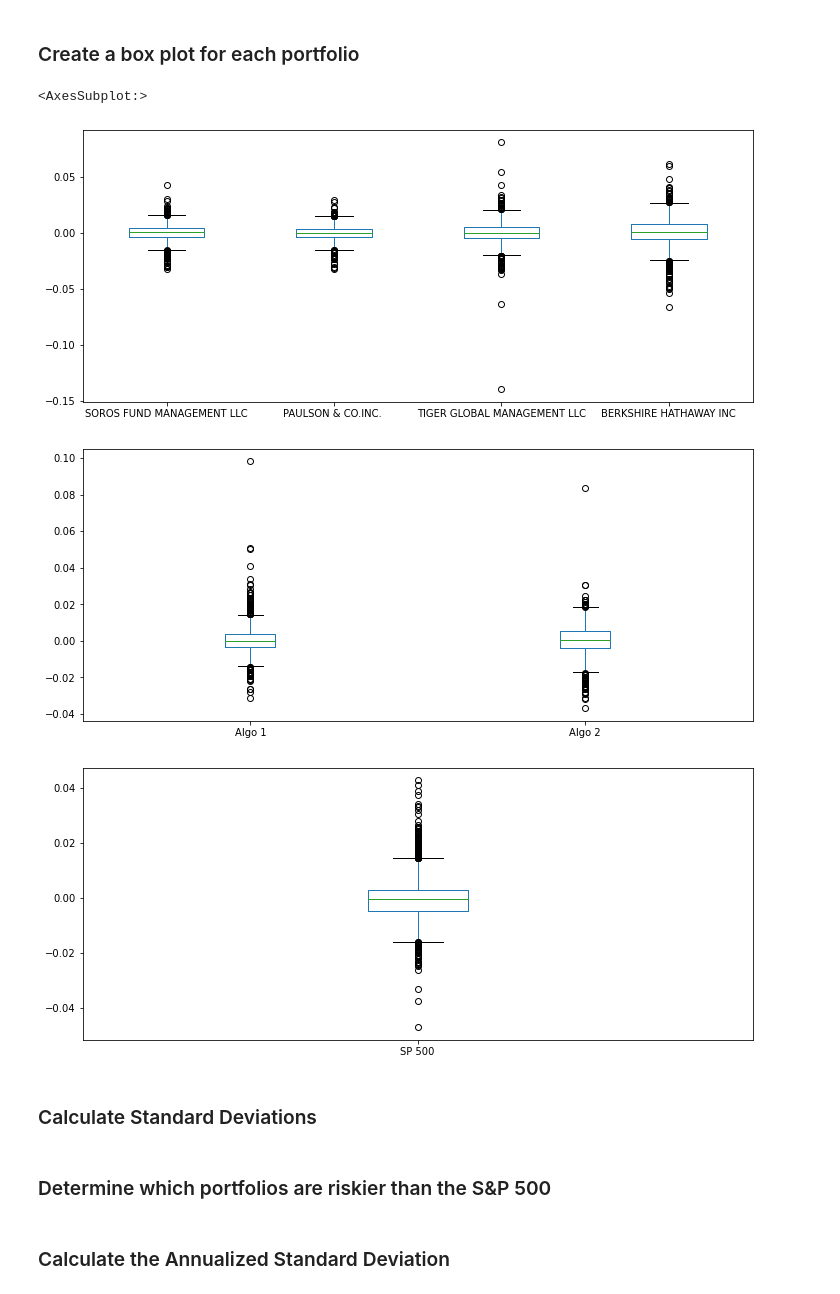
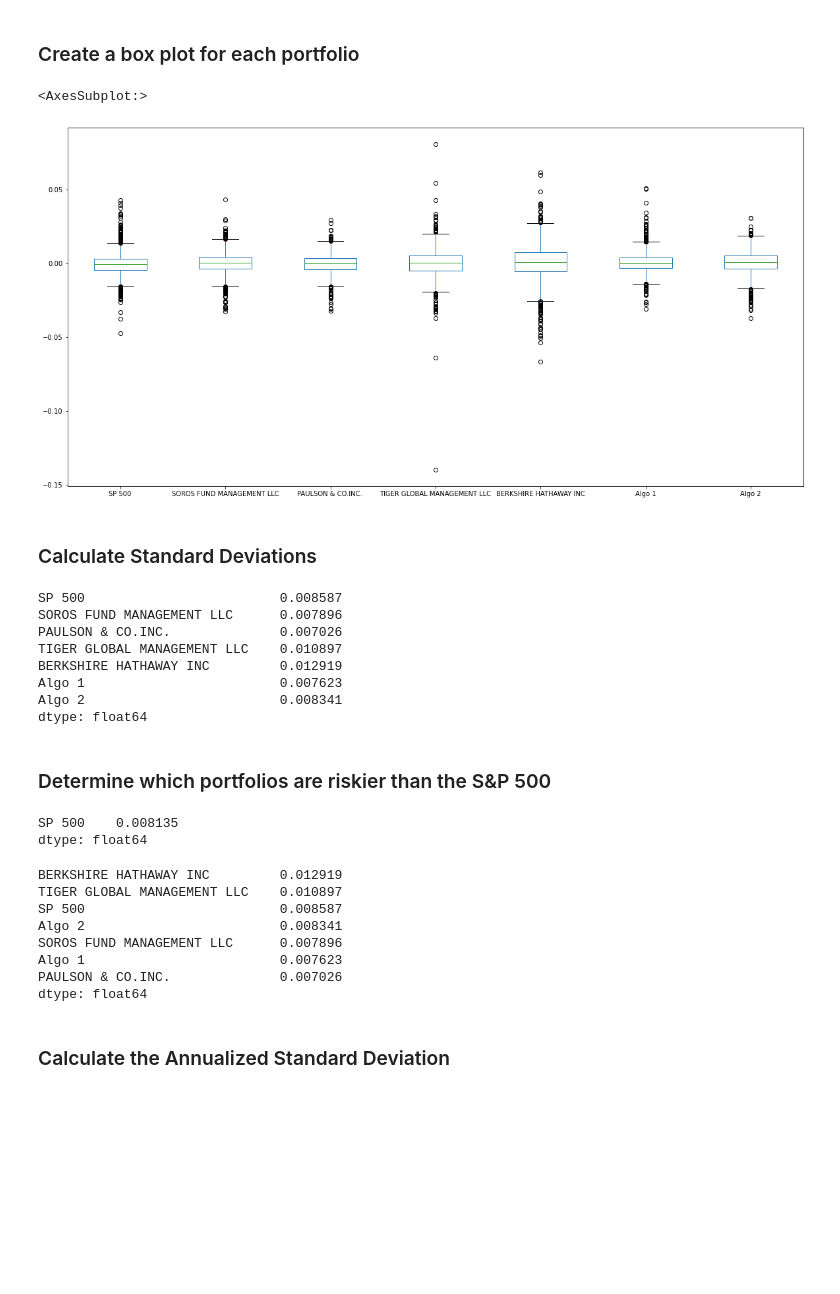
Before and after one commit to joeyh2/portfolio-analysis, a Jupyter notebook: whale_analysis.ipynb, the cells around one changed output. Drawn from its saved outputs; the diff is of its cells as text; code cells hidden in the pictures; blank space fills up the shorter version.

```diff
--- a/whale_analysis.ipynb
+++ b/whale_analysis.ipynb
@@ -257,24 +287,47 @@ Determine the _risk_ of each portfolio:
 ### Create a box plot for each portfolio
 # %%
 # Box plot to visually show risk
-whale_df.plot(kind = 'box', figsize = (12,5))
-algo_df.plot(kind = 'box', figsize = (12,5))
-sp500_returns.plot(kind = 'box', figsize = (12,5))
+combined_returns.plot(kind = 'box', figsize = (20,10))
 # %% [output]
 <AxesSubplot:>
-[figure, old version]
+[figure, new version]
-[figure, removed]
-[figure, removed]
 # %% [markdown]
 ### Calculate Standard Deviations
 # %%
 # Calculate the daily standard deviations of all portfolios
+combined_std = combined_returns.std()
+combined_std
+# %% [output]
+SP 500                         0.008587
+SOROS FUND MANAGEMENT LLC      0.007896
+PAULSON & CO.INC.              0.007026
+TIGER GLOBAL MANAGEMENT LLC    0.010897
+BERKSHIRE HATHAWAY INC         0.012919
+Algo 1                         0.007623
+Algo 2                         0.008341
+dtype: float64
 # %% [markdown]
 ### Determine which portfolios are riskier than the S&P 500
 # %%
-# Calculate  the daily standard deviation of S&P 500
-
-# Determine which portfolios are riskier than the S&P 500
+# Calculate the daily standard deviation of S&P 500
+sp500_std = sp500_returns.std()
+sp500_std
+# %% [output]
+SP 500    0.008135
+dtype: float64
+# %%
+# Determine which portfolios are riskier than the S&P 500
+combined_std = combined_returns.std().sort_values(ascending = False)
+combined_std
+# %% [output]
+BERKSHIRE HATHAWAY INC         0.012919
+TIGER GLOBAL MANAGEMENT LLC    0.010897
+SP 500                         0.008587
+Algo 2                         0.008341
+SOROS FUND MANAGEMENT LLC      0.007896
+Algo 1                         0.007623
+PAULSON & CO.INC.              0.007026
+dtype: float64
 # %% [markdown]
 ### Calculate the Annualized Standard Deviation
 # %%
```
Also changed, not shown: parts of 5 cells of this notebook.
